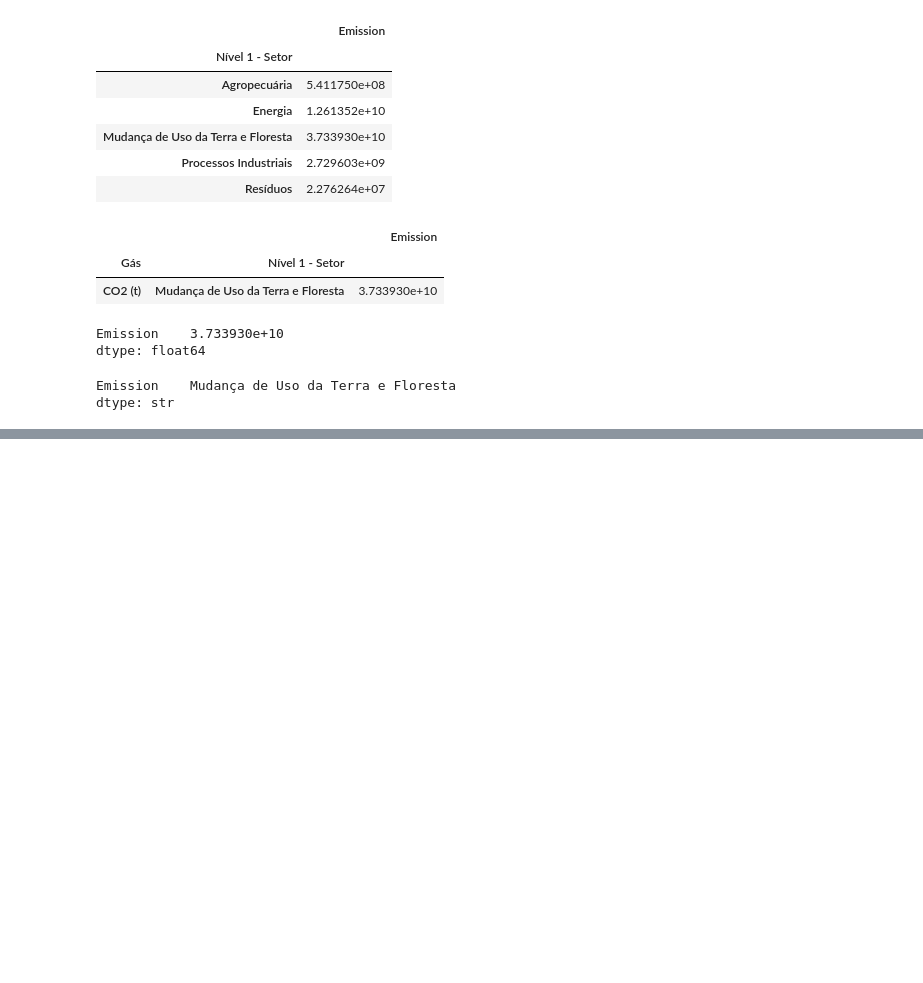
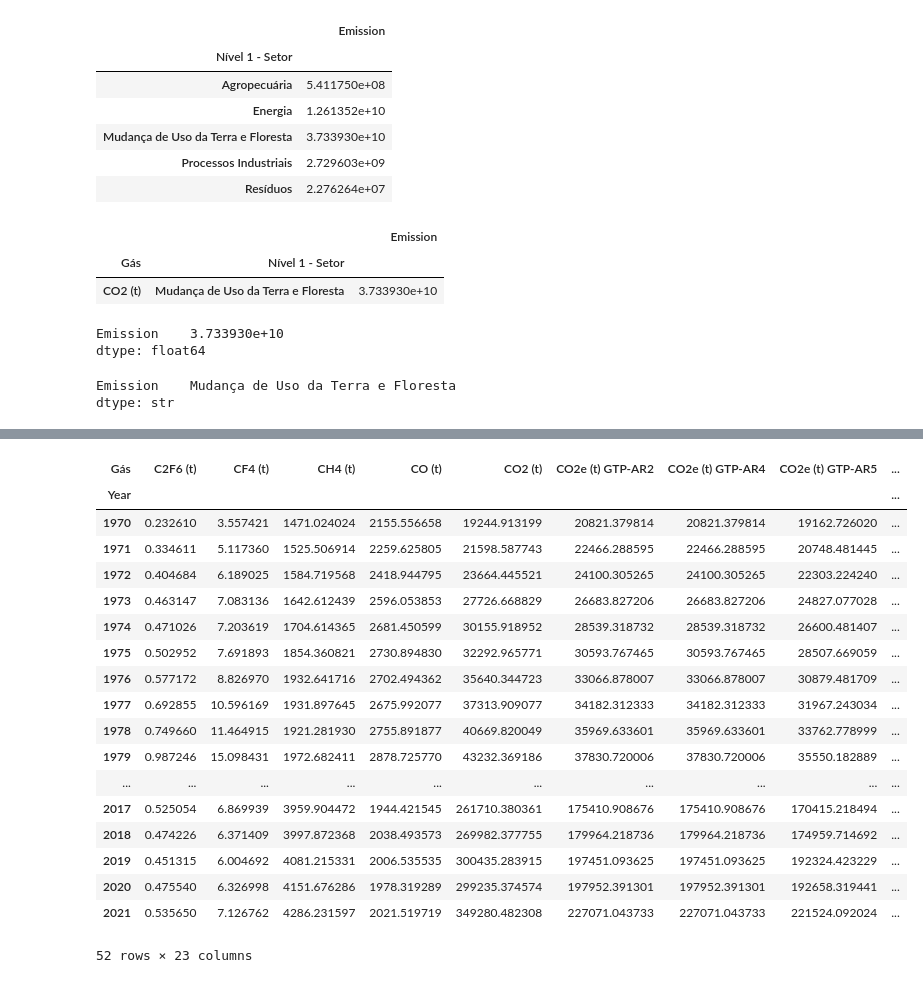
Before and after one commit to Du442/Data-Science, a Jupyter notebook: third-course/first-class.ipynb, the cells around one changed output, grey strips where cells are left out. Cells and saved outputs as stored; diff of their text form; code cells hidden in the pictures; blank space fills up the shorter version.

```diff
--- a/third-course/first-class.ipynb
+++ b/third-course/first-class.ipynb
@@ -393,0 +515,23 @@ dtype: str
+# %%
+average_annual_issue = average_annual_issue.pivot_table(index='Year', columns='Gás', values='Emission')
+average_annual_issue
+# %% [output]
+| Gás | C2F6 (t) | CF4 (t) | CH4 (t) | CO (t) | CO2 (t) | CO2e (t) GTP-AR2 | CO2e (t) GTP-AR4 | CO2e (t) GTP-AR5 | ... |
+| Year |  |  |  |  |  |  |  |  | ... |
+| 1970 | 0.232610 | 3.557421 | 1471.024024 | 2155.556658 | 19244.913199 | 20821.379814 | 20821.379814 | 19162.726020 | ... |
+| 1971 | 0.334611 | 5.117360 | 1525.506914 | 2259.625805 | 21598.587743 | 22466.288595 | 22466.288595 | 20748.481445 | ... |
+| 1972 | 0.404684 | 6.189025 | 1584.719568 | 2418.944795 | 23664.445521 | 24100.305265 | 24100.305265 | 22303.224240 | ... |
+| 1973 | 0.463147 | 7.083136 | 1642.612439 | 2596.053853 | 27726.668829 | 26683.827206 | 26683.827206 | 24827.077028 | ... |
+| 1974 | 0.471026 | 7.203619 | 1704.614365 | 2681.450599 | 30155.918952 | 28539.318732 | 28539.318732 | 26600.481407 | ... |
+| 1975 | 0.502952 | 7.691893 | 1854.360821 | 2730.894830 | 32292.965771 | 30593.767465 | 30593.767465 | 28507.669059 | ... |
+| 1976 | 0.577172 | 8.826970 | 1932.641716 | 2702.494362 | 35640.344723 | 33066.878007 | 33066.878007 | 30879.481709 | ... |
+| 1977 | 0.692855 | 10.596169 | 1931.897645 | 2675.992077 | 37313.909077 | 34182.312333 | 34182.312333 | 31967.243034 | ... |
+| 1978 | 0.749660 | 11.464915 | 1921.281930 | 2755.891877 | 40669.820049 | 35969.633601 | 35969.633601 | 33762.778999 | ... |
+| 1979 | 0.987246 | 15.098431 | 1972.682411 | 2878.725770 | 43232.369186 | 37830.720006 | 37830.720006 | 35550.182889 | ... |
+| ... | ... | ... | ... | ... | ... | ... | ... | ... | ... |
+| 2017 | 0.525054 | 6.869939 | 3959.904472 | 1944.421545 | 261710.380361 | 175410.908676 | 175410.908676 | 170415.218494 | ... |
+| 2018 | 0.474226 | 6.371409 | 3997.872368 | 2038.493573 | 269982.377755 | 179964.218736 | 179964.218736 | 174959.714692 | ... |
+| 2019 | 0.451315 | 6.004692 | 4081.215331 | 2006.535535 | 300435.283915 | 197451.093625 | 197451.093625 | 192324.423229 | ... |
+| 2020 | 0.475540 | 6.326998 | 4151.676286 | 1978.319289 | 299235.374574 | 197952.391301 | 197952.391301 | 192658.319441 | ... |
+| 2021 | 0.535650 | 7.126762 | 4286.231597 | 2021.519719 | 349280.482308 | 227071.043733 | 227071.043733 | 221524.092024 | ... |
+52 rows × 23 columns
```
Also changed, not shown: parts of 21 cells of this notebook, 1 other file.
